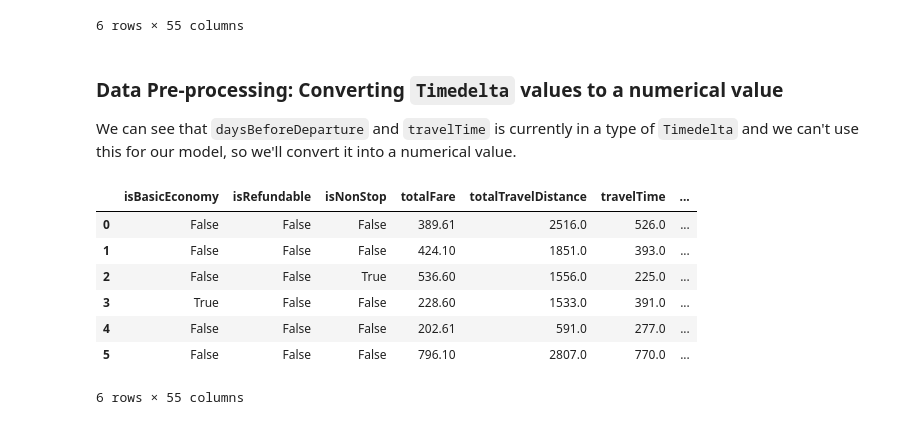
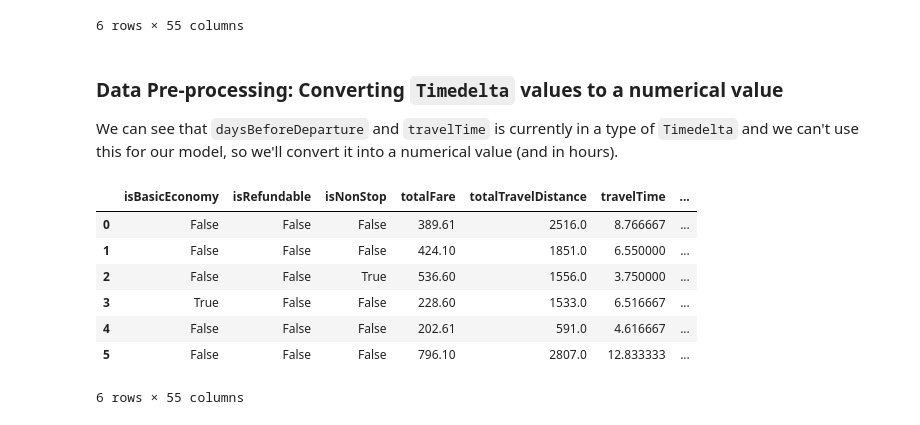
Before and after one commit to PuttTim/ticket-price-predictor, a Jupyter notebook: MLDP_Project.ipynb, the cells around one changed output. Drawn from its saved outputs; the diff is of its cells as text; code cells hidden in the pictures.

```diff
--- a/MLDP_Project.ipynb
+++ b/MLDP_Project.ipynb
@@ -245,21 +236,21 @@ df.head(6)
 # %% [markdown]
 ### Data Pre-processing: Converting `Timedelta` values to a numerical value
 
-We can see that `daysBeforeDeparture` and `travelTime` is currently in a type of `Timedelta` and we can't use this for our model, so we'll convert it into a numerical value.
+We can see that `daysBeforeDeparture` and `travelTime` is currently in a type of `Timedelta` and we can't use this for our model, so we'll convert it into a numerical value (and in hours).
 # %%
-# Convert travelTime from Timedelta into a numerical value in minutes
-df['travelTime'] = df['travelTime'].dt.total_seconds() / 60
+# Converts travelTime from Timedelta into a numerical value in hours
+df['travelTime'] = df['travelTime'].dt.total_seconds() / 60 / 60
 df['daysBeforeDeparture'] = df['daysBeforeDeparture'].dt.days
 
 
-# Check that the conversion has been done correctly
+# Checkings that the conversion has been done correctly
 df.head(6)
 # %% [output]
 |  | isBasicEconomy | isRefundable | isNonStop | totalFare | totalTravelDistance | travelTime | ... |
-| 0 | False | False | False | 389.61 | 2516.0 | 526.0 | ... |
-| 1 | False | False | False | 424.10 | 1851.0 | 393.0 | ... |
-| 2 | False | False | True | 536.60 | 1556.0 | 225.0 | ... |
-| 3 | True | False | False | 228.60 | 1533.0 | 391.0 | ... |
-| 4 | False | False | False | 202.61 | 591.0 | 277.0 | ... |
-| 5 | False | False | False | 796.10 | 2807.0 | 770.0 | ... |
+| 0 | False | False | False | 389.61 | 2516.0 | 8.766667 | ... |
+| 1 | False | False | False | 424.10 | 1851.0 | 6.550000 | ... |
+| 2 | False | False | True | 536.60 | 1556.0 | 3.750000 | ... |
+| 3 | True | False | False | 228.60 | 1533.0 | 6.516667 | ... |
+| 4 | False | False | False | 202.61 | 591.0 | 4.616667 | ... |
+| 5 | False | False | False | 796.10 | 2807.0 | 12.833333 | ... |
 6 rows × 55 columns
```
Also changed, not shown: parts of 27 cells of this notebook, 3 other files.
